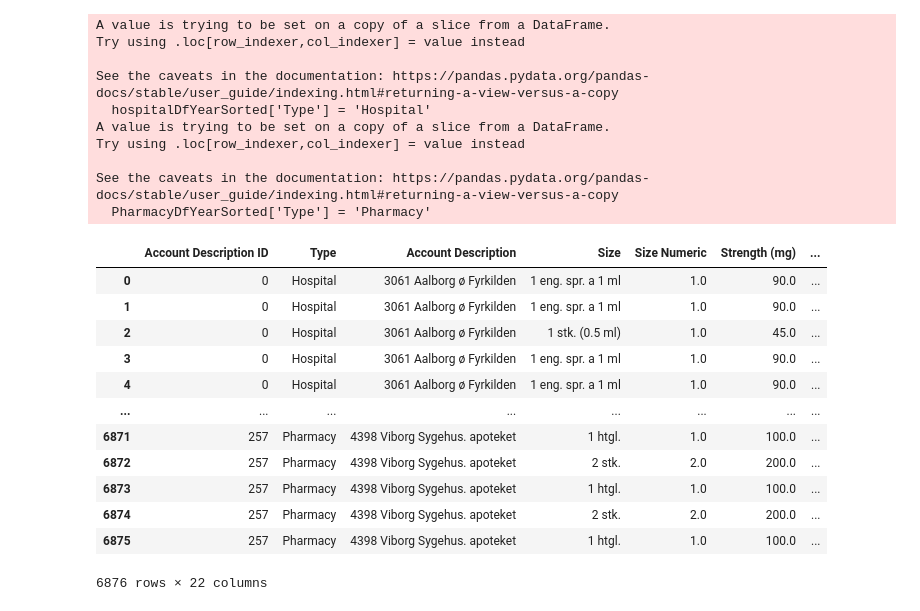
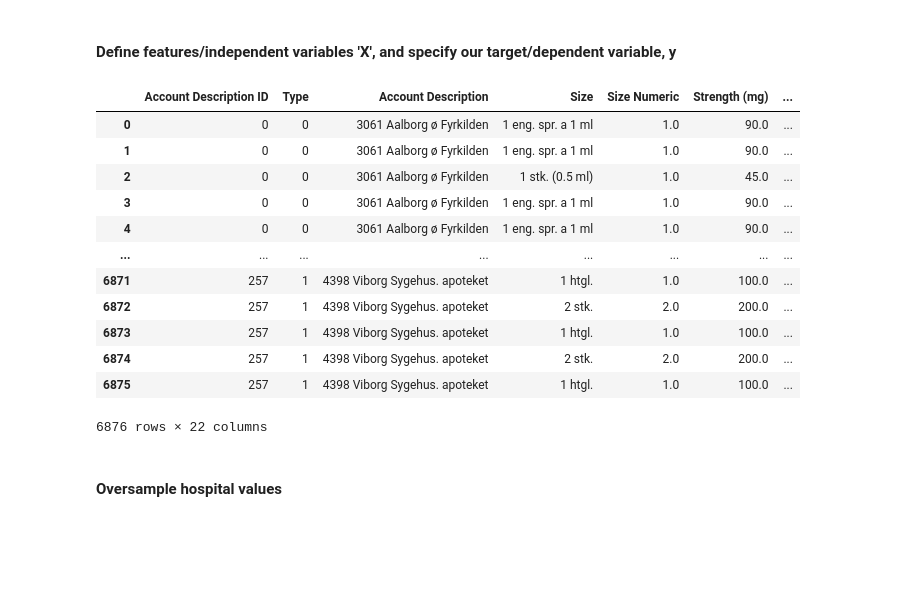
Before and after one commit to Alaa0129/Indication-Insights, a Jupyter notebook: src/Sales_Insight/2_Sampling.ipynb, the cells around one changed output. Saved outputs shown, nothing was run; the diff lists cells and outputs as text; code cells hidden in the pictures; blank space fills up the shorter version.

```diff
--- a/src/Sales_Insight/2_Sampling.ipynb
+++ b/src/Sales_Insight/2_Sampling.ipynb
@@ -6,44 +6,23 @@ from imblearn.under_sampling import TomekLinks
 from imblearn.over_sampling import SMOTE
 from imblearn.combine import SMOTETomek
 from imblearn.pipeline import Pipeline
+from collections import Counter
+from sklearn.model_selection import train_test_split
+
 
 # SalesInsightsPreprocessing
-from Scripts.PreprocessingScript import *
+from PreprocessingScript import *
+
+# Set print options
+pd.set_option('display.max_columns', None)
+
+df = mergedHospitalPharmacyDfYearAndSortedWithTypes
+
+# Separate the rows where Type is 0 and 1
+df_type_0 = df[df['Type'] == 0]
+df_type_1 = df[df['Type'] == 1]
-# %%
-hospitalDfYearSorted['Type'] = 'Hospital'
-PharmacyDfYearSorted['Type'] = 'Pharmacy'
-mergedHospitalPharmacyDfYearAndSortedWithTypes = pd.concat([hospitalDfYearSorted, PharmacyDfYearSorted], ignore_index=True)
-
-# Add the 'Type' column to the 2nd column
-cols = mergedHospitalPharmacyDfYearAndSortedWithTypes.columns.tolist()
-cols = cols[:1] + cols[-1:] + cols[1:-1]
-mergedHospitalPharmacyDfYearAndSortedWithTypes = mergedHospitalPharmacyDfYearAndSortedWithTypes[cols]
-
-mergedHospitalPharmacyDfYearAndSortedWithTypes
-# %% [output]
-A value is trying to be set on a copy of a slice from a DataFrame.
-Try using .loc[row_indexer,col_indexer] = value instead
-
-See the caveats in the documentation: https://pandas.pydata.org/pandas-docs/stable/user_guide/indexing.html#returning-a-view-versus-a-copy
-  hospitalDfYearSorted['Type'] = 'Hospital'
-A value is trying to be set on a copy of a slice from a DataFrame.
-Try using .loc[row_indexer,col_indexer] = value instead
-
-See the caveats in the documentation: https://pandas.pydata.org/pandas-docs/stable/user_guide/indexing.html#returning-a-view-versus-a-copy
-  PharmacyDfYearSorted['Type'] = 'Pharmacy'
-|  | Account Description ID | Type | Account Description | Size | Size Numeric | Strength (mg) | ... |
-| 0 | 0 | Hospital | 3061 Aalborg ø Fyrkilden | 1 eng. spr. a 1 ml | 1.0 | 90.0 | ... |
-| 1 | 0 | Hospital | 3061 Aalborg ø Fyrkilden | 1 eng. spr. a 1 ml | 1.0 | 90.0 | ... |
-| 2 | 0 | Hospital | 3061 Aalborg ø Fyrkilden | 1 stk. (0.5 ml) | 1.0 | 45.0 | ... |
-| 3 | 0 | Hospital | 3061 Aalborg ø Fyrkilden | 1 eng. spr. a 1 ml | 1.0 | 90.0 | ... |
-| 4 | 0 | Hospital | 3061 Aalborg ø Fyrkilden | 1 eng. spr. a 1 ml | 1.0 | 90.0 | ... |
-| ... | ... | ... | ... | ... | ... | ... | ... |
-| 6871 | 257 | Pharmacy | 4398 Viborg Sygehus. apoteket | 1 htgl. | 1.0 | 100.0 | ... |
-| 6872 | 257 | Pharmacy | 4398 Viborg Sygehus. apoteket | 2 stk. | 2.0 | 200.0 | ... |
-| 6873 | 257 | Pharmacy | 4398 Viborg Sygehus. apoteket | 1 htgl. | 1.0 | 100.0 | ... |
-| 6874 | 257 | Pharmacy | 4398 Viborg Sygehus. apoteket | 2 stk. | 2.0 | 200.0 | ... |
-| 6875 | 257 | Pharmacy | 4398 Viborg Sygehus. apoteket | 1 htgl. | 1.0 | 100.0 | ... |
-6876 rows × 22 columns
+# %% [markdown]
+#### Define features/independent variables 'X', and specify our target/dependent variable, y
 # %%
 # Below, we make a list of features/independent variables 'X', and specify our target/dependent variable, y
 # The model will guess/predict the 'y' feature (our target) based on the list of features, 'X'
@@ -54,0 +40,18 @@ y = original_df['HeartDiseaseorAttack'].values
+# %%
+df
+# %% [output]
+|  | Account Description ID | Type | Account Description | Size | Size Numeric | Strength (mg) | ... |
+| 0 | 0 | 0 | 3061 Aalborg ø Fyrkilden | 1 eng. spr. a 1 ml | 1.0 | 90.0 | ... |
+| 1 | 0 | 0 | 3061 Aalborg ø Fyrkilden | 1 eng. spr. a 1 ml | 1.0 | 90.0 | ... |
+| 2 | 0 | 0 | 3061 Aalborg ø Fyrkilden | 1 stk. (0.5 ml) | 1.0 | 45.0 | ... |
+| 3 | 0 | 0 | 3061 Aalborg ø Fyrkilden | 1 eng. spr. a 1 ml | 1.0 | 90.0 | ... |
+| 4 | 0 | 0 | 3061 Aalborg ø Fyrkilden | 1 eng. spr. a 1 ml | 1.0 | 90.0 | ... |
+| ... | ... | ... | ... | ... | ... | ... | ... |
+| 6871 | 257 | 1 | 4398 Viborg Sygehus. apoteket | 1 htgl. | 1.0 | 100.0 | ... |
+| 6872 | 257 | 1 | 4398 Viborg Sygehus. apoteket | 2 stk. | 2.0 | 200.0 | ... |
+| 6873 | 257 | 1 | 4398 Viborg Sygehus. apoteket | 1 htgl. | 1.0 | 100.0 | ... |
+| 6874 | 257 | 1 | 4398 Viborg Sygehus. apoteket | 2 stk. | 2.0 | 200.0 | ... |
+| 6875 | 257 | 1 | 4398 Viborg Sygehus. apoteket | 1 htgl. | 1.0 | 100.0 | ... |
+6876 rows × 22 columns
+# %% [markdown]
+#### Oversample hospital values
```
Also changed, not shown: parts of 6 cells of this notebook, 4 other files.
